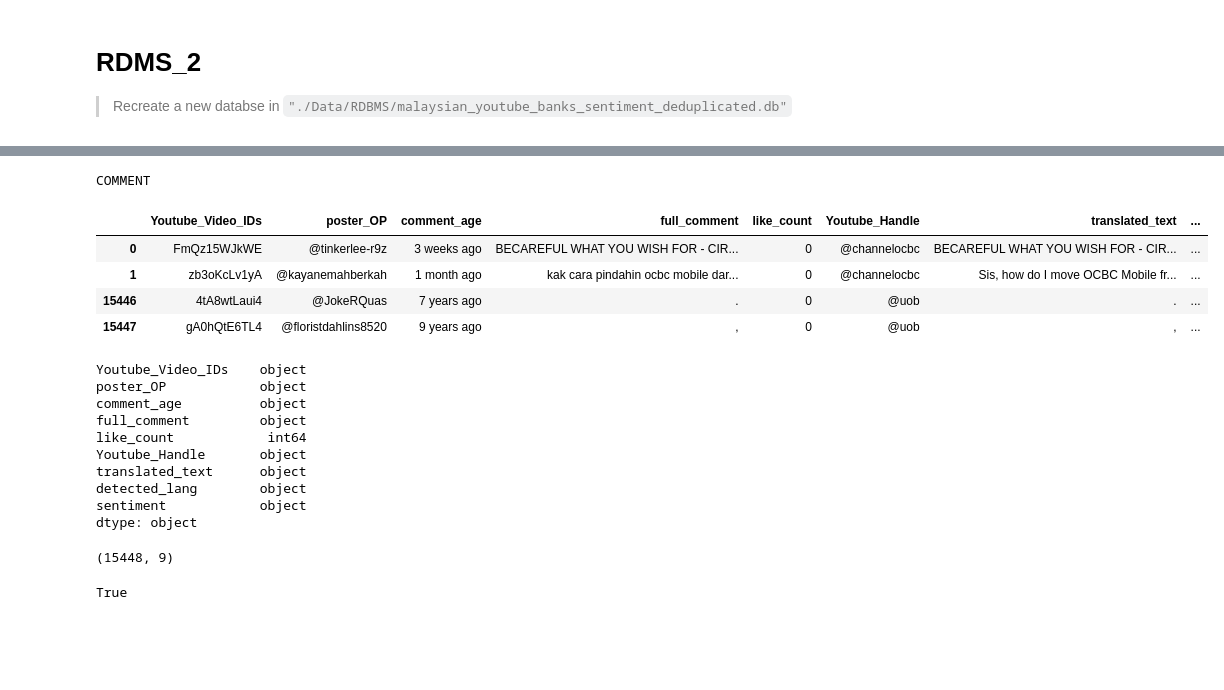
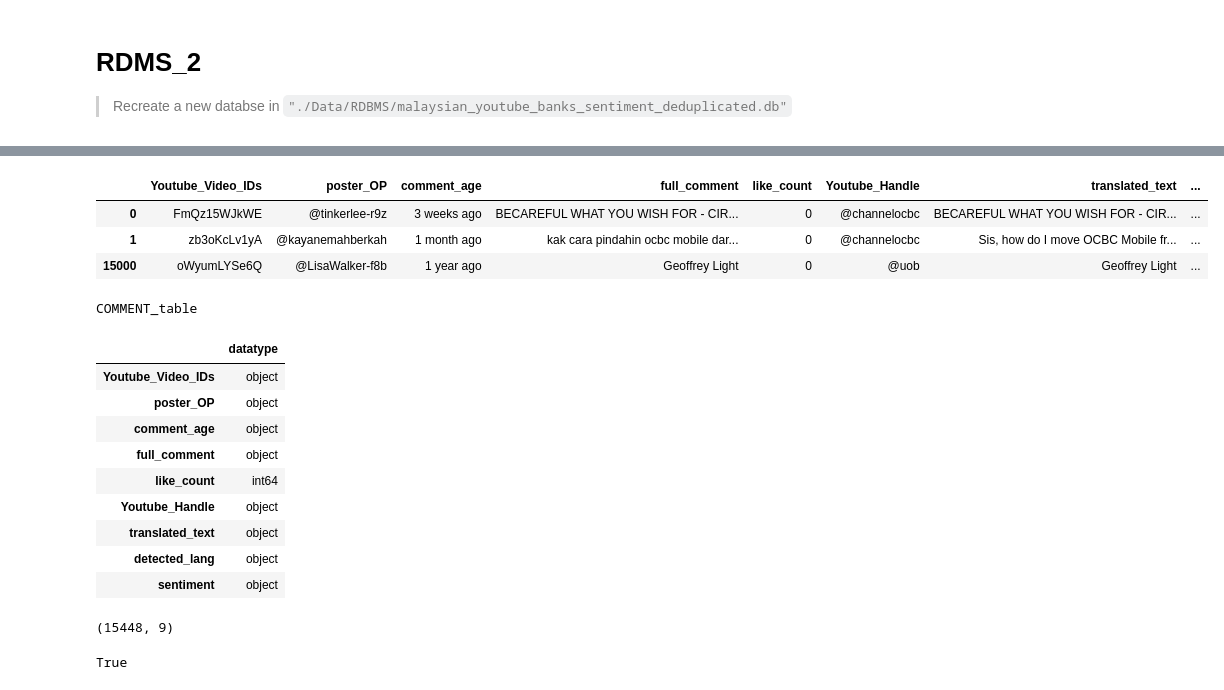
Before and after one commit to malcolmiscalm/Malaysian_Youtube_Banking, a Jupyter notebook: Agent and NLP.ipynb, the cells around one changed output, grey strips where cells are left out. Drawn from its saved outputs; the diff is of its cells as text; code cells hidden in the pictures; blank space fills up the shorter version.

```diff
--- a/Agent and NLP.ipynb
+++ b/Agent and NLP.ipynb
@@ -282,30 +282,30 @@ dtype: object
 # %%
 # Reading the file - unpickling - what have just done in Sentiment Analysis above.
 with open('./Data/COLLATE/COMMENT_sentiment.pkl', 'rb') as fp:
     COLLATE_COMMENT = pickle.load(fp)
 ## Preview
-print('COMMENT')
-display(pd.concat([ COLLATE_COMMENT.head(2),  COLLATE_COMMENT.tail(2) ]))
-display(COLLATE_COMMENT.dtypes)
+
+display(pd.concat([ COLLATE_COMMENT.head(2),  COLLATE_COMMENT.iloc[[15000],:]]))
+print('COMMENT_table')
+display(pd.DataFrame(COLLATE_COMMENT.dtypes, columns=['datatype']))
 display(COLLATE_COMMENT.shape)
 # %% [output]
+|  | Youtube_Video_IDs | poster_OP | comment_age | full_comment | like_count | Youtube_Handle | translated_text | ... |
+| 0 | FmQz15WJkWE | @tinkerlee-r9z | 3 weeks ago | BECAREFUL WHAT YOU WISH FOR - CIR... | 0 | @channelocbc | BECAREFUL WHAT YOU WISH FOR - CIR... | ... |
+| 1 | zb3oKcLv1yA | @kayanemahberkah | 1 month ago | kak cara pindahin ocbc mobile dar... | 0 | @channelocbc | Sis, how do I move OCBC Mobile fr... | ... |
+| 15000 | oWyumLYSe6Q | @LisaWalker-f8b | 1 year ago | Geoffrey Light | 0 | @uob | Geoffrey Light | ... |
-COMMENT
+COMMENT_table
-|  | Youtube_Video_IDs | poster_OP | comment_age | full_comment | like_count | Youtube_Handle | translated_text | ... |
-| 0 | FmQz15WJkWE | @tinkerlee-r9z | 3 weeks ago | BECAREFUL WHAT YOU WISH FOR - CIR... | 0 | @channelocbc | BECAREFUL WHAT YOU WISH FOR - CIR... | ... |
-| 1 | zb3oKcLv1yA | @kayanemahberkah | 1 month ago | kak cara pindahin ocbc mobile dar... | 0 | @channelocbc | Sis, how do I move OCBC Mobile fr... | ... |
-| 15446 | 4tA8wtLaui4 | @JokeRQuas | 7 years ago | . | 0 | @uob | . | ... |
-| 15447 | gA0hQtE6TL4 | @floristdahlins8520 | 9 years ago | , | 0 | @uob | , | ... |
+|  | datatype |
+| Youtube_Video_IDs | object |
+| poster_OP | object |
+| comment_age | object |
+| full_comment | object |
+| like_count | int64 |
+| Youtube_Handle | object |
+| translated_text | object |
+| detected_lang | object |
+| sentiment | object |
-Youtube_Video_IDs    object
-poster_OP            object
-comment_age          object
-full_comment         object
-like_count            int64
-Youtube_Handle       object
-translated_text      object
-detected_lang        object
-sentiment            object
-dtype: object
+(15448, 9)
-(15448, 9)
 # %%
 # Ensure all unique
 print(len(COLLATE_MM['Youtube_Video_IDs']) == COLLATE_MM['Youtube_Video_IDs'].nunique())
```
Also changed, not shown: parts of 4 cells of this notebook, 4 other files.
